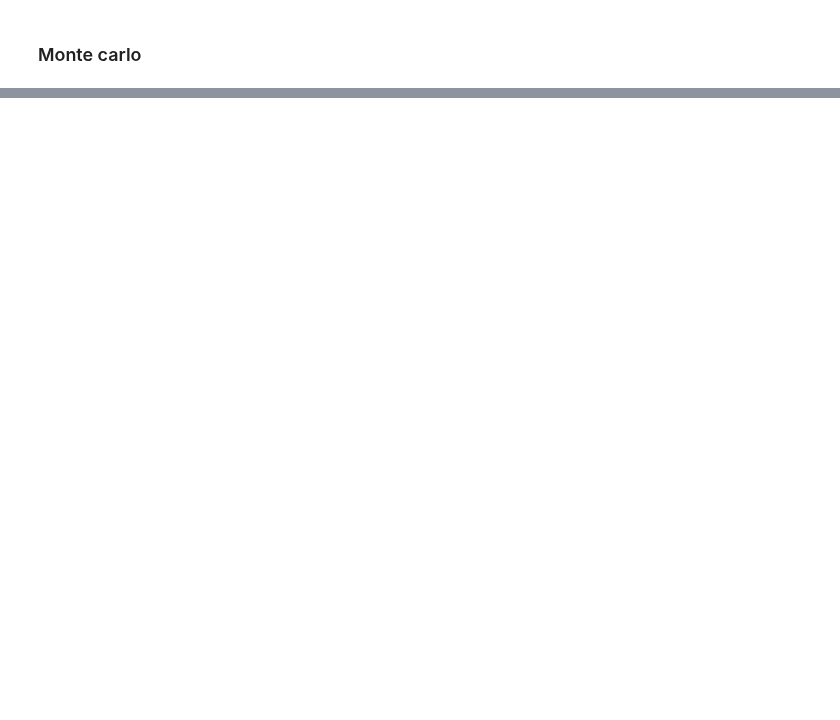
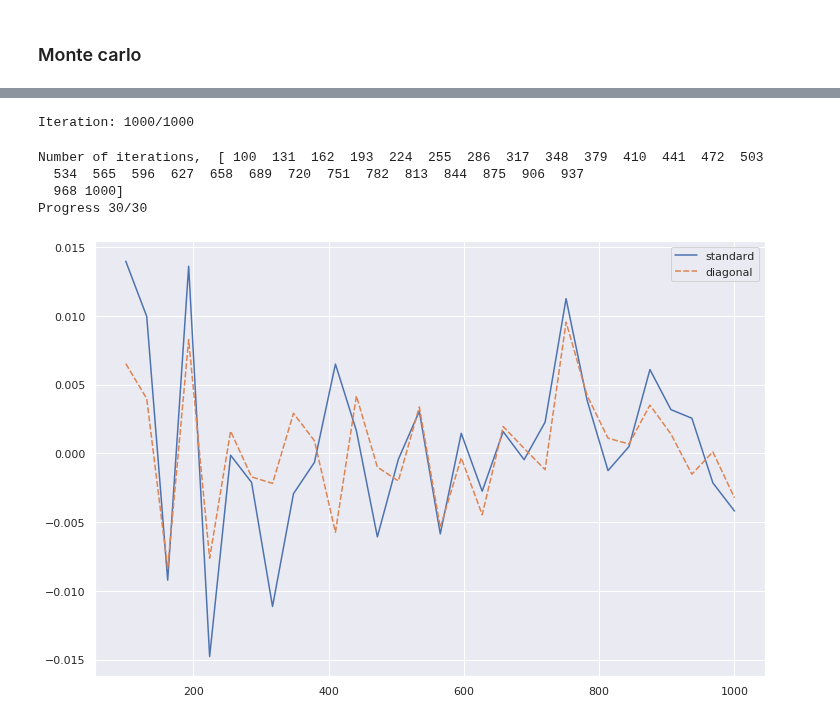
Before and after one commit to NoFishLikeIan/tinbergen, a Jupyter notebook: homework/adv_econ_notebooks/Panel Data.ipynb, the cells around one changed output, grey strips where cells are left out. Cells and saved outputs as stored; diff of their text form; code cells hidden in the pictures; blank space fills up the shorter version.

```diff
--- a/homework/adv_econ_notebooks/Panel Data.ipynb
+++ b/homework/adv_econ_notebooks/Panel Data.ipynb
@@ -120,0 +264,9 @@ def monte_carlo_estimation(
+# %%
+results = {method: [] for method in models.keys()}
+for theta in possible_thetas:
+    r = monte_carlo_estimation(T, N, sigmas=sigmas, estimators=models, iterations=iterations, coeff={**coeff, 'theta': theta})
+
+    for method, stats in r.items():
+        results[method].append(stats['mean'])
+
+results = pd.DataFrame(results, index=possible_thetas)
@@ -155,0 +288,4 @@ np.kron(np.identity(N), np.ones((T, 1))).shape
+# %%
+Z_standard = X[:, :-1]
+# %%
+Z_diag = np.array([np.diag(Z_standard[i]) for i in range(Z_standard.shape[0])])
@@ -155,0 +330,32 @@ np.kron(np.identity(N), np.ones((T, 1))).shape
+# %%
+models = {'standard': gmm(Z_standard), 'diagonal': gmm(Z_diag)}
+iterations = 1_000
+
+r = monte_carlo_estimation(T, N, sigmas=sigmas, estimators=models, iterations=iterations, coeff=coeff, verbose=1)
+# %% [output]
+Iteration: 1000/1000
+# %%
+avg_bias = {method: [] for method in models.keys()}
+n_iter = 30
+iterations_space = np.linspace(100, 1_000, num=n_iter).astype(int)
+
+print('Number of iterations, ', iterations_space)
+
+verbosity = 1
+for j, iterations in enumerate(iterations_space):
+    r = monte_carlo_estimation(T, N, sigmas, coeff, models, iterations, verbose=0)
+    for method, stat in r.items():
+        avg_bias[method].append(stat['average_bias'])
+
+    if verbosity > 0:
+        print(f'Progress {j+1}/{n_iter}', end='\r')
+
+biases = pd.DataFrame(avg_bias, index=iterations_space)
+sns.lineplot(data=biases)
+plt.show()
+# %% [output]
+Number of iterations,  [ 100  131  162  193  224  255  286  317  348  379  410  441  472  503
+  534  565  596  627  658  689  720  751  782  813  844  875  906  937
+  968 1000]
+Progress 30/30
+[figure, added]
```
Also changed, not shown: parts of 39 cells of this notebook.
